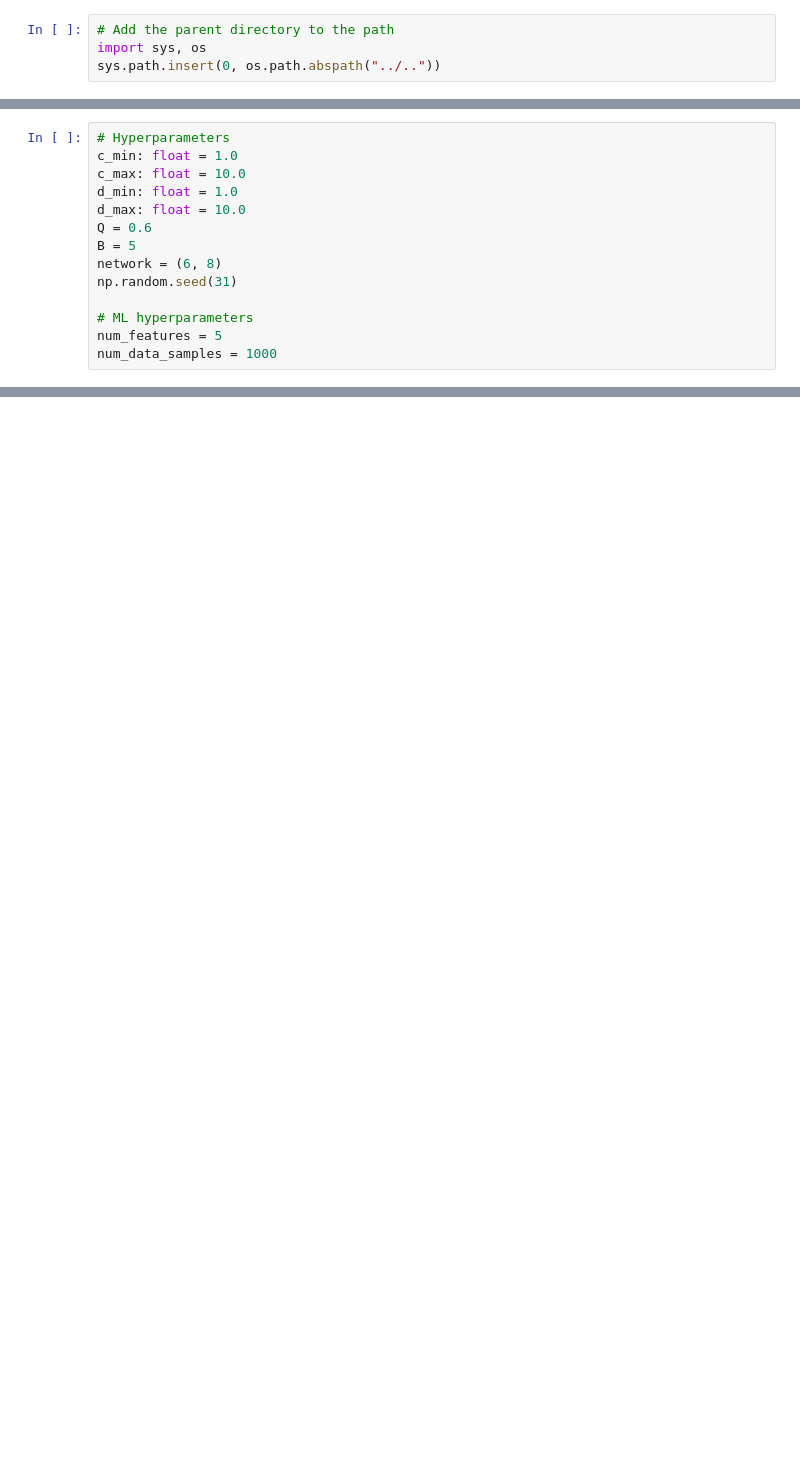
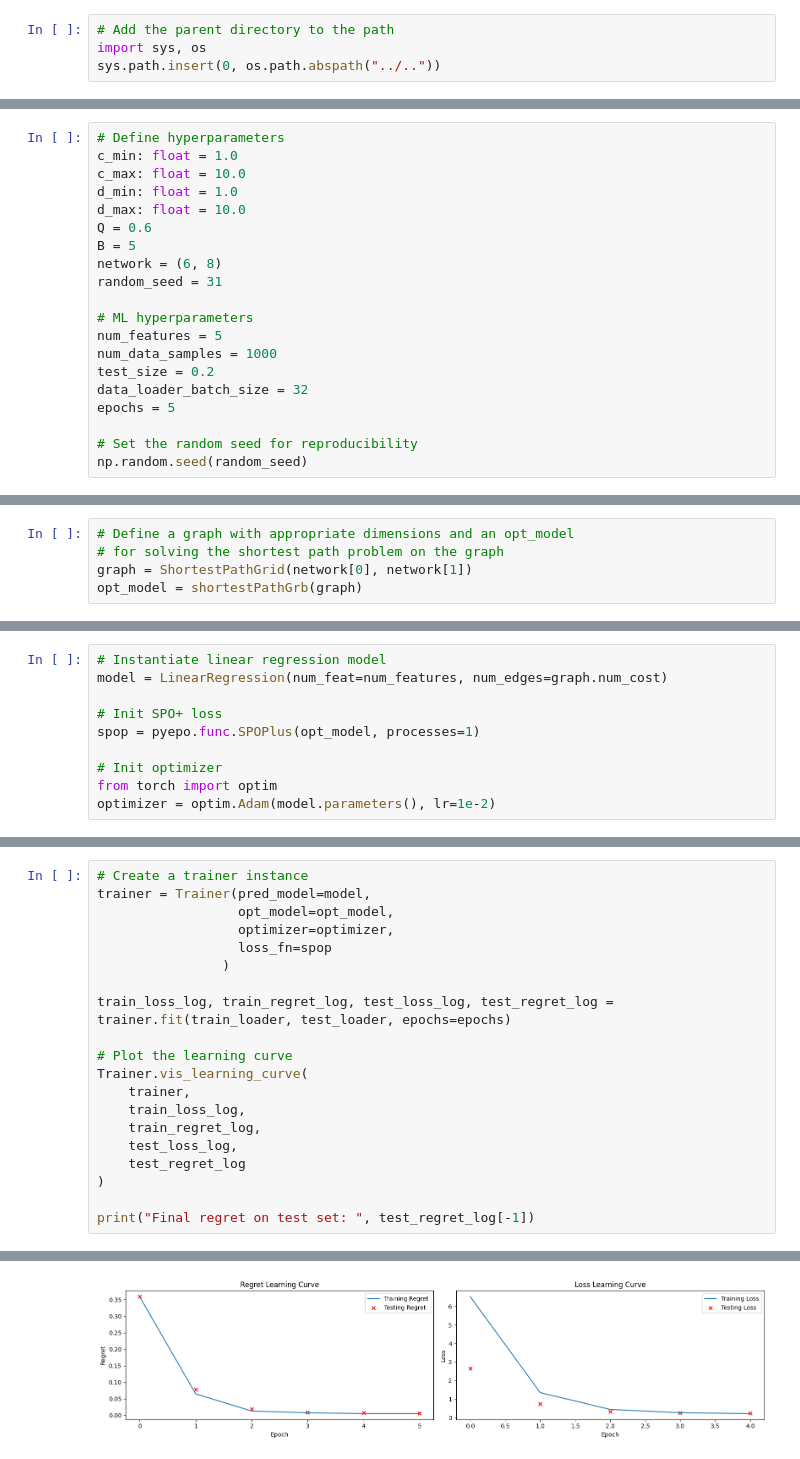
Before and after one commit to lucahart/DFL-for-Shortest-Path-Network-Interdiction, a Jupyter notebook: src/Notebooks/Asym_SPNI_PO.ipynb, the cells around one changed output, grey strips where cells are left out. Cells and saved outputs as stored; diff of their text form; blank space fills up the shorter version.

Commit message:
Tried out data generator and fitting a linear regression. Issue: regression doesn't learn parameters well.

```diff
--- a/src/Notebooks/Asym_SPNI_PO.ipynb
+++ b/src/Notebooks/Asym_SPNI_PO.ipynb
@@ -14,5 +21,5 @@ from data.DataGenerator import DataGenerator
 # %%
-# Hyperparameters
+# Define hyperparameters
 c_min: float = 1.0
 c_max: float = 10.0
 d_min: float = 1.0
@@ -20,8 +27,14 @@ d_max: float = 10.0
 Q = 0.6
 B = 5
 network = (6, 8)
-np.random.seed(31)
+random_seed = 31
 
 # ML hyperparameters
 num_features = 5
 num_data_samples = 1000
+test_size = 0.2
+data_loader_batch_size = 32
+epochs = 5
+
+# Set the random seed for reproducibility
+np.random.seed(random_seed)
@@ -45,0 +41,5 @@ true_graph = ShortestPathGrid(network[0], network[1], true_costs)
+# %%
+# Define a graph with appropriate dimensions and an opt_model
+# for solving the shortest path problem on the graph
+graph = ShortestPathGrid(network[0], network[1])
+opt_model = shortestPathGrb(graph)
@@ -58,0 +79,10 @@ NameError: name 'DataGenerator' is not defined
+# %%
+# Instantiate linear regression model
+model = LinearRegression(num_feat=num_features, num_edges=graph.num_cost)
+
+# Init SPO+ loss
+spop = pyepo.func.SPOPlus(opt_model, processes=1)
+
+# Init optimizer
+from torch import optim
+optimizer = optim.Adam(model.parameters(), lr=1e-2)
@@ -58,0 +91,21 @@ NameError: name 'DataGenerator' is not defined
+# %%
+# Create a trainer instance
+trainer = Trainer(pred_model=model,
+                  opt_model=opt_model,
+                  optimizer=optimizer,
+                  loss_fn=spop
+                )
+
+train_loss_log, train_regret_log, test_loss_log, test_regret_log = trainer.fit(train_loader, test_loader, epochs=epochs)
+
+# Plot the learning curve
+Trainer.vis_learning_curve(
+    trainer,
+    train_loss_log,
+    train_regret_log,
+    test_loss_log,
+    test_regret_log
+)
+
+print("Final regret on test set: ", test_regret_log[-1])
+# %% [output]
@@ -58,0 +117 @@ NameError: name 'DataGenerator' is not defined
+[figure, added]
```
Also changed, not shown: parts of 6 cells of this notebook.
